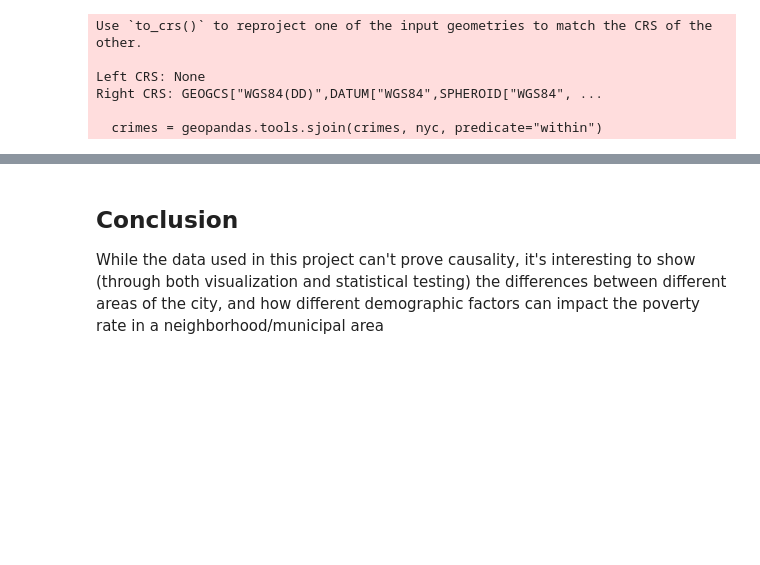
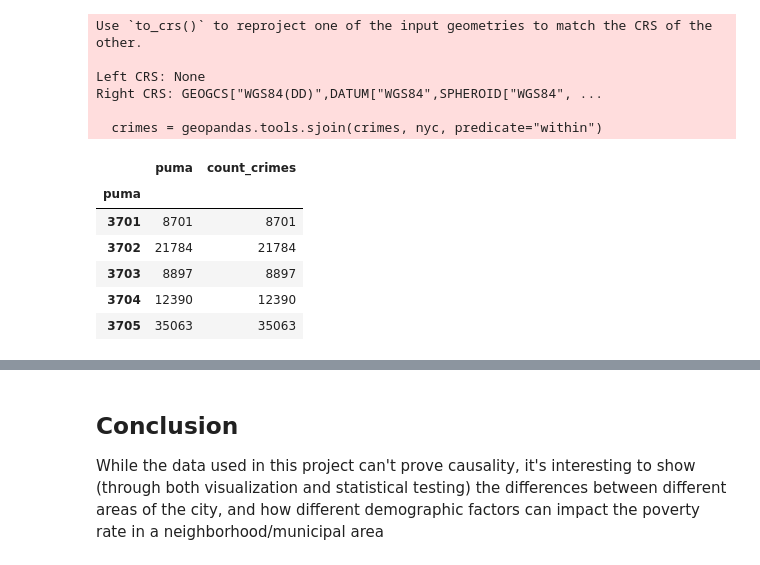
Before and after one commit to andrewbowen19/advancedProgrammingData602, a Jupyter notebook: src/project/final-project.ipynb, the cells around one changed output, grey strips where cells are left out. Drawn from its saved outputs; the diff is of its cells as text; code cells hidden in the pictures; blank space fills up the shorter version.

```diff
--- a/src/project/final-project.ipynb
+++ b/src/project/final-project.ipynb
@@ -260,4 +260,19 @@ Left CRS: None
 Right CRS: GEOGCS["WGS84(DD)",DATUM["WGS84",SPHEROID["WGS84", ...
 
   crimes = geopandas.tools.sjoin(crimes, nyc, predicate="within")
+# %%
+# Aggregating our crime data on the PUMA level -- interested in counts primarily
+crimes_agg = pd.DataFrame(crimes.groupby("puma")['puma'].count())
+crimes_agg['count_crimes'] = crimes_agg.values
+
+
+crimes_agg.head()
+# %% [output]
+|  | puma | count_crimes |
+| puma |  |  |
+| 3701 | 8701 | 8701 |
+| 3702 | 21784 | 21784 |
+| 3703 | 8897 | 8897 |
+| 3704 | 12390 | 12390 |
+| 3705 | 35063 | 35063 |
 # %%
```
Also changed, not shown: parts of 4 cells of this notebook.
